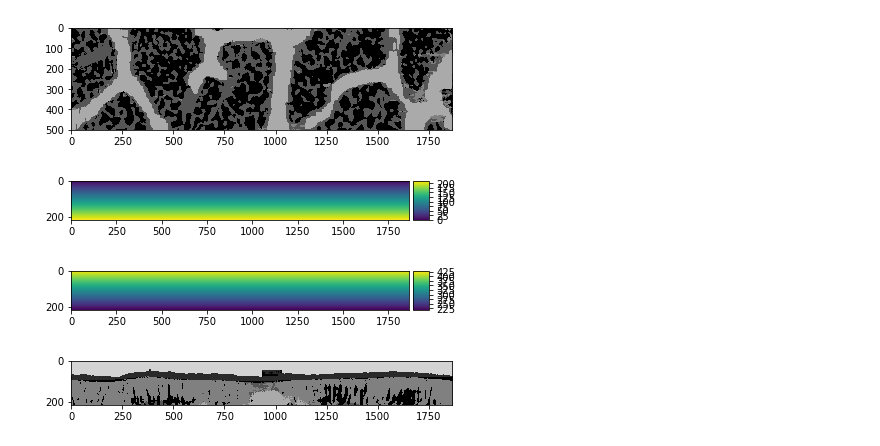
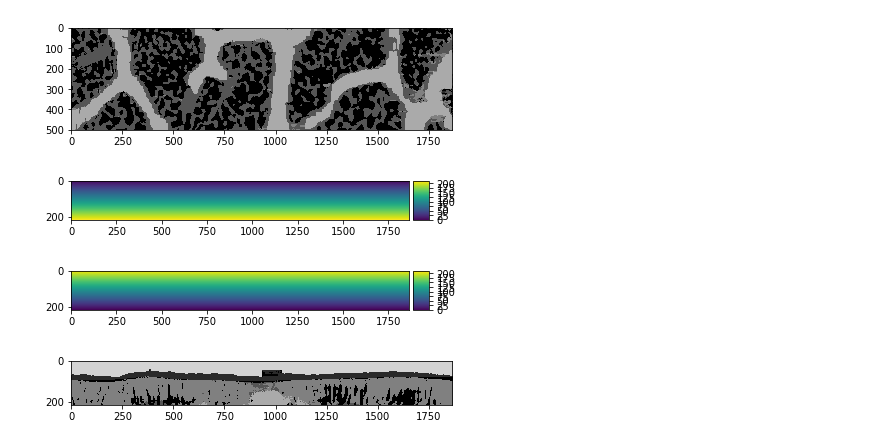
Before and after one commit to masonearles/3DLeafCT, a Jupyter notebook: ML_microCT/jupyter/3DLeafSeg_Postprocess.ipynb, the cells around one changed output. Drawn from its saved outputs; the diff is of its cells as text; code cells hidden in the pictures.

```diff
--- a/ML_microCT/jupyter/3DLeafSeg_Postprocess.ipynb
+++ b/ML_microCT/jupyter/3DLeafSeg_Postprocess.ipynb
@@ -302,20 +282,21 @@ io.show()
 # %%
 # Define 3D array of distances from lower value of img.shape[1] to median value# Define
 rangeA = range(0,img3.shape[1]/2)
 tileA = np.tile(rangeA,(img3.shape[2],img3.shape[0],1))
 tileA = np.moveaxis(tileA,[0,1,2],[2,0,1])
+tileB = np.flip(tileA,1)
 io.imshow(tileA[0,:,:])
 io.show()
-# Define 3D array of distances from upper value of image.shape[1] to median value
-rangeB = range(img3.shape[1]/2,img3.shape[1])
-tileB = np.tile(rangeB,(img3.shape[2],img3.shape[0],1))
-tileB = np.moveaxis(tileB,[0,1,2],[2,0,1])
-tileB = np.flip(tileB,1)
+# # Define 3D array of distances from upper value of image.shape[1] to median value
+# rangeB = range(img3.shape[1]/2,img3.shape[1])
+# tileB = np.tile(rangeB,(img3.shape[2],img3.shape[0],1))
+# tileB = np.moveaxis(tileB,[0,1,2],[2,0,1])
+# # tileB = np.flip(tileB,1)
 io.imshow(tileB[0,:,:])
 io.show()
 # %% [output]
 [figure]
-[figure, old version]
+[figure, new version]
 # %%
 hold = img3.shape[1]/2
 img3conc1 = np.array(img3[:,0:hold,:], copy = True)
```
Also changed, not shown: parts of 13 cells of this notebook, 1 other file.
